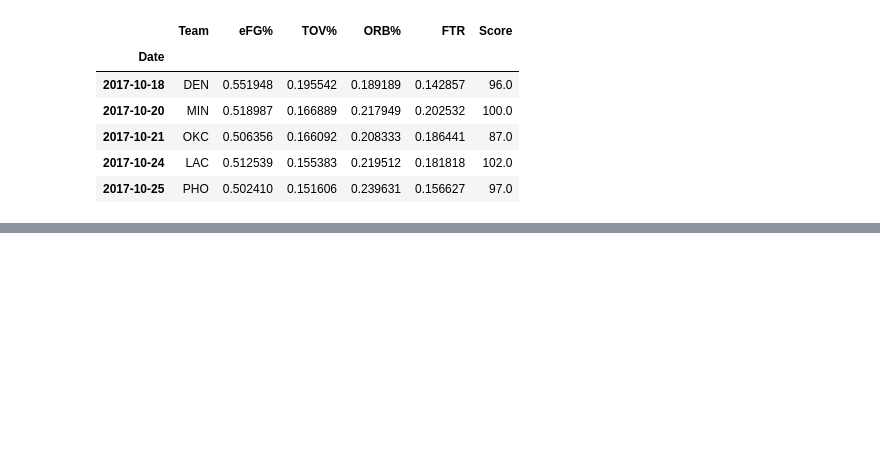
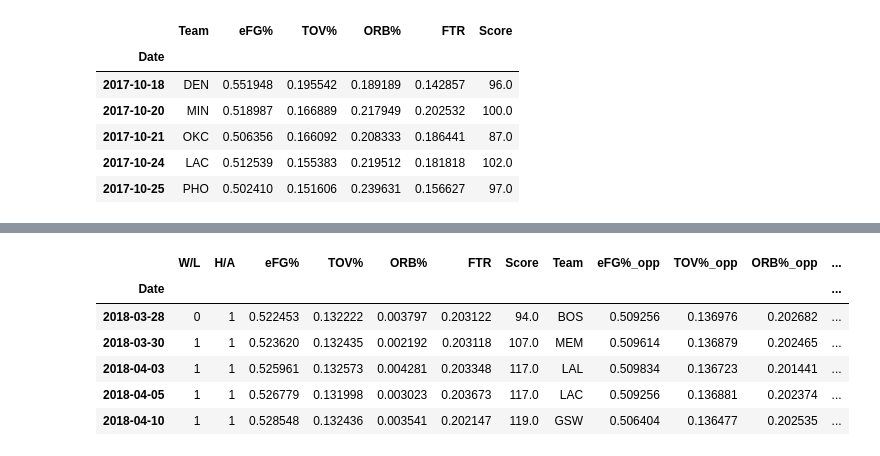
Before and after one commit to zachjoachim7/Volume3PortfolioProject, a Jupyter notebook: Volume 3 Portfolio Project Data Cleaning.ipynb, the cells around one changed output, grey strips where cells are left out. Drawn from its saved outputs; the diff is of its cells as text; code cells hidden in the pictures; blank space fills up the shorter version.

```diff
--- a/Volume 3 Portfolio Project Data Cleaning.ipynb
+++ b/Volume 3 Portfolio Project Data Cleaning.ipynb
@@ -144,2 +147,11 @@ result.head()
 # %%
-result = result[result['H/A'] != 0]
+result = result[result['H/A'] != 0] # Only include home games.
+result.tail()
+# %% [output]
+|  | W/L | H/A | eFG% | TOV% | ORB% | FTR | Score | Team | eFG%_opp | TOV%_opp | ORB%_opp | ... |
+| Date |  |  |  |  |  |  |  |  |  |  |  | ... |
+| 2018-03-28 | 0 | 1 | 0.522453 | 0.132222 | 0.003797 | 0.203122 | 94.0 | BOS | 0.509256 | 0.136976 | 0.202682 | ... |
+| 2018-03-30 | 1 | 1 | 0.523620 | 0.132435 | 0.002192 | 0.203118 | 107.0 | MEM | 0.509614 | 0.136879 | 0.202465 | ... |
+| 2018-04-03 | 1 | 1 | 0.525961 | 0.132573 | 0.004281 | 0.203348 | 117.0 | LAL | 0.509834 | 0.136723 | 0.201441 | ... |
+| 2018-04-05 | 1 | 1 | 0.526779 | 0.131998 | 0.003023 | 0.203673 | 117.0 | LAC | 0.509256 | 0.136881 | 0.202374 | ... |
+| 2018-04-10 | 1 | 1 | 0.528548 | 0.132436 | 0.003541 | 0.202147 | 119.0 | GSW | 0.506404 | 0.136477 | 0.202535 | ... |
```
Also changed, not shown: parts of 9 cells of this notebook, 1 other file.
